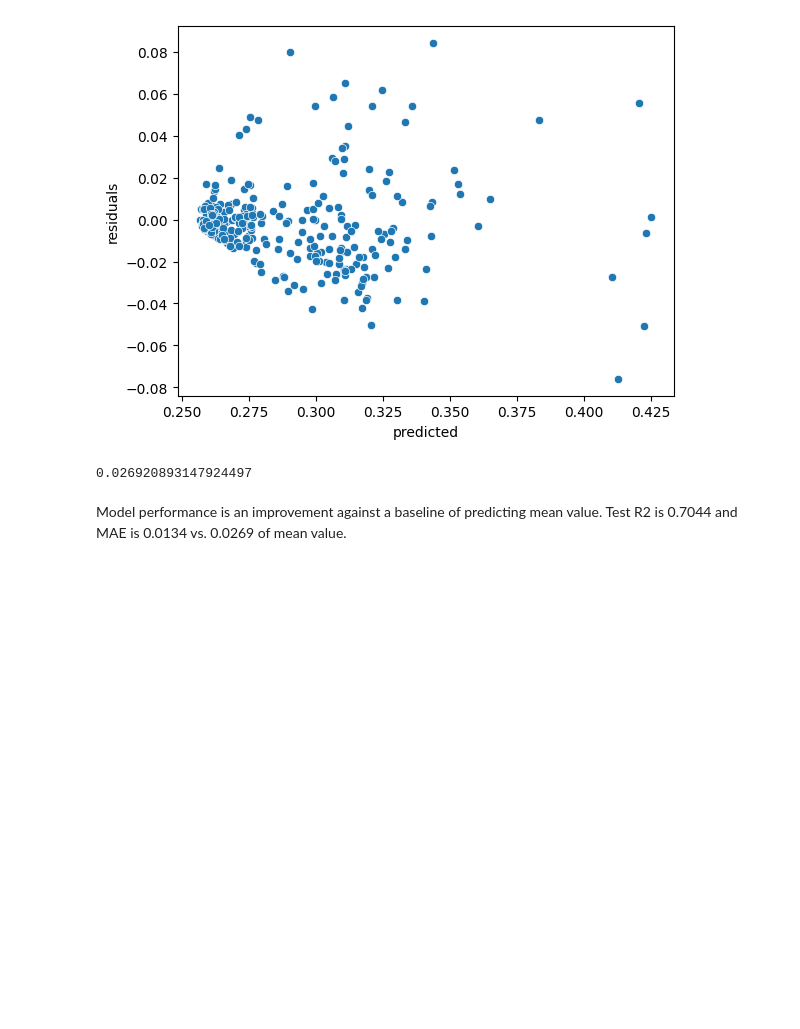
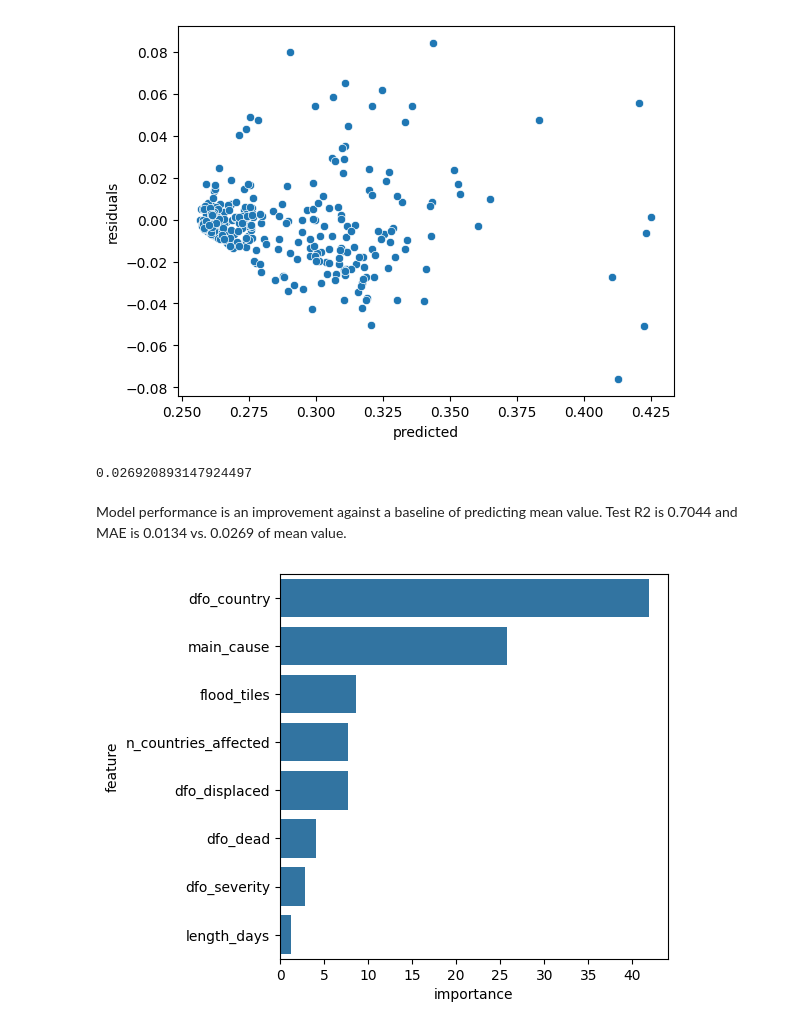
Before and after one commit to vkopo/flood, a Jupyter notebook: flood.ipynb, the cells around one changed output. Saved outputs shown, nothing was run; the diff lists cells and outputs as text; code cells hidden in the pictures; blank space fills up the shorter version.

Commit message:
Plot importances

```diff
--- a/flood.ipynb
+++ b/flood.ipynb
@@ -445,3 +445,13 @@ print(mae_mean)
 0.026920893147924497
 # %% [markdown]
 Model performance is an improvement against a baseline of predicting mean value. Test R2 is 0.7044 and MAE is 0.0134 vs. 0.0269 of mean value.
+# %%
+importances_df = pd.DataFrame({
+    'feature': model_columns,
+    'importance': model_d4.get_feature_importance()
+}).sort_values("importance", ascending=False)
+plt.figure(figsize=(5, 5))
+imp_p = sns.barplot(x="importance", y="feature", data=importances_df)
+imp_p.get_figure().savefig("feature_importances.png")
+# %% [output]
+[figure, added]
```
Also changed, not shown: parts of 2 cells of this notebook.
